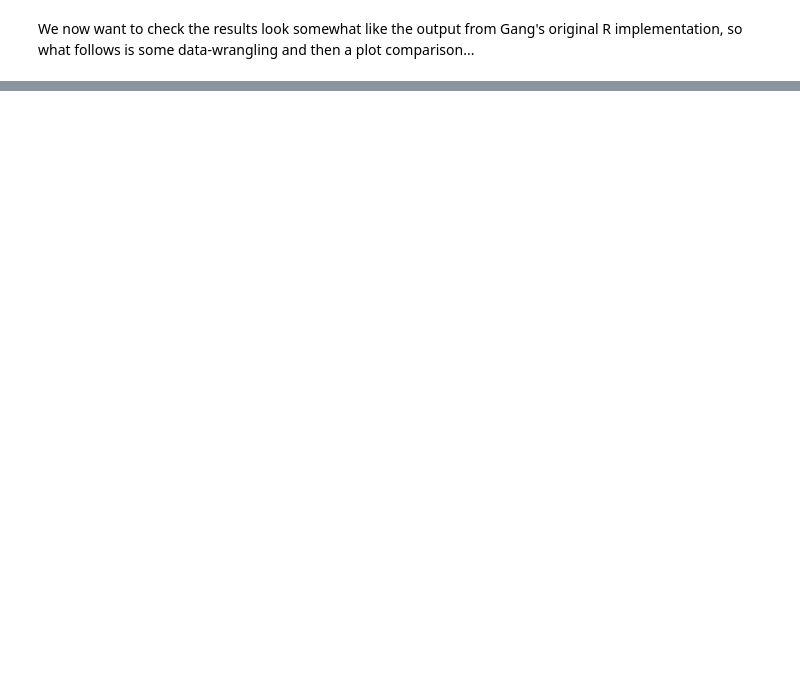
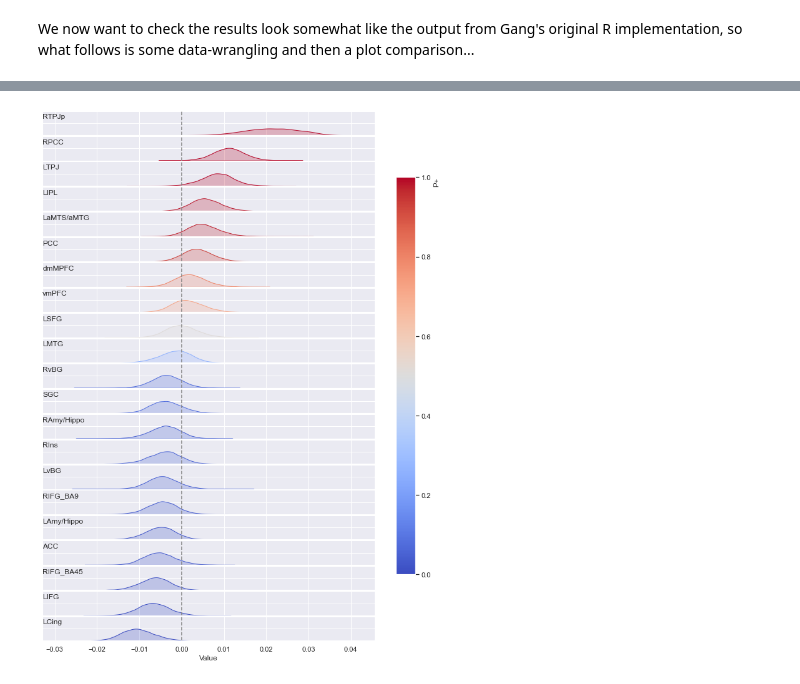
Before and after one commit to crnolan/pyrba, a Jupyter notebook: running-an-rba-model-w-PyMC.ipynb, the cells around one changed output, grey strips where cells are left out. Cells and saved outputs as stored; diff of their text form; code cells hidden in the pictures; blank space fills up the shorter version.

Commit message:
feat: added plot showing P+

```diff
--- a/running-an-rba-model-w-PyMC.ipynb
+++ b/running-an-rba-model-w-PyMC.ipynb
@@ -179,0 +182,5 @@ for i, (label, ax, mean) in enumerate(zip(roi_means.index, axes, roi_means)):
+# %%
+pos = lambda col : (col[col > 0].sum())/sum(abs(col))
+roi_df = rois.to_frame()
+roi_df['Pplus'] = roi_df.groupby(['ROI']).transform(pos)
+roi_df
@@ -179,0 +202,31 @@ for i, (label, ax, mean) in enumerate(zip(roi_means.index, axes, roi_means)):
+# %%
+import matplotlib.colors as mcolors
+
+sm = plt.cm.ScalarMappable(cmap="coolwarm", norm=plt.Normalize(vmin=0, vmax=1))
+
+sm.set_array([])
+
+g = sns.displot(roi_df.reset_index(),
+                x='value',
+                hue='Pplus',
+                hue_norm = (0 , 1),
+                row='ROI',
+                kind='kde',
+                legend=False,
+                row_order=roi_means.index,
+                fill=True,
+                palette = sns.color_palette("coolwarm", as_cmap=True),
+                height=0.6,
+                aspect=16)
+g.refline(x=0.0)
+g.set_axis_labels(x_var='Value', y_var='')
+g.set_titles(template='', row_template='{row_name}')
+g.set_yticklabels(labels=[])
+g.tight_layout()
+plt.subplots_adjust(hspace=0.05)
+axes = g.axes.ravel()
+for i, (label, ax, mean) in enumerate(zip(roi_means.index, axes, roi_means)):
+    ax.set_title(label, loc="left", pad=-12)
+g.figure.colorbar(sm, ax=axes[:], shrink = 0.75, location='right').set_label('P+', loc = 'top')
+# %% [output]
+[figure, added]
```
Also changed, not shown: parts of 7 cells of this notebook, 2 other files.
